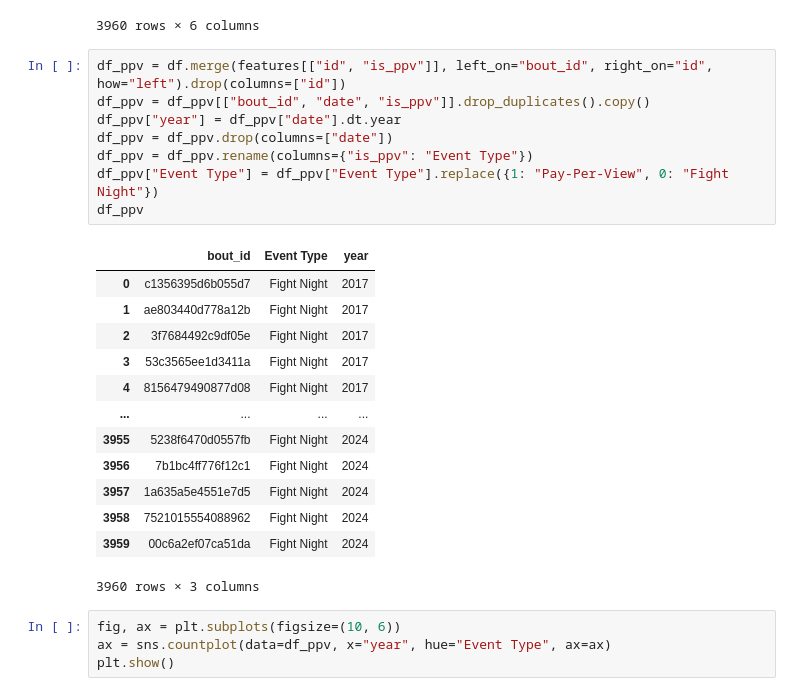
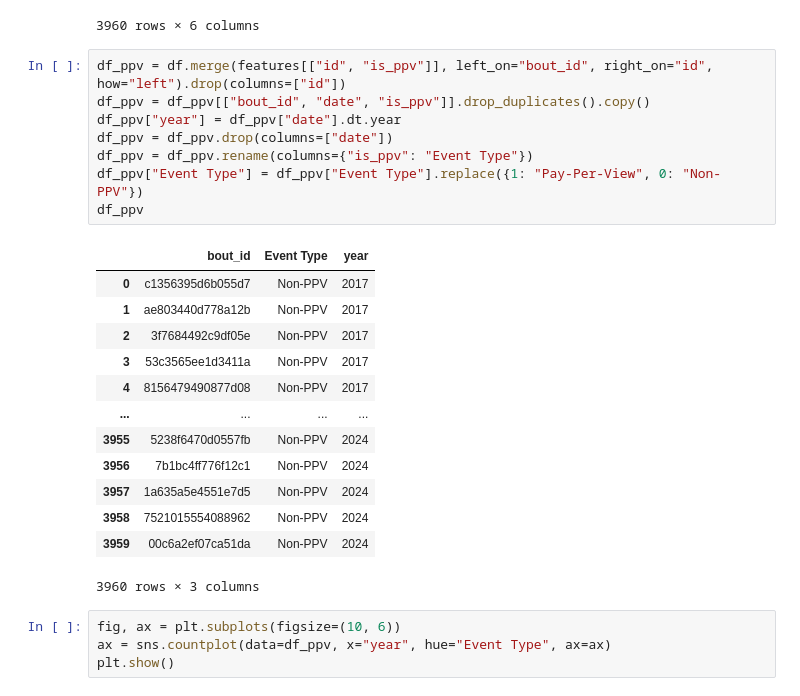
Before and after one commit to ehan03/yale-senior-thesis, a Jupyter notebook: notebooks/backtest_stuff/case_study.ipynb, the cells around one changed output. Drawn from its saved outputs; the diff is of its cells as text.

```diff
--- a/notebooks/backtest_stuff/case_study.ipynb
+++ b/notebooks/backtest_stuff/case_study.ipynb
@@ -211,24 +211,24 @@ df
 # %%
 df_ppv = df.merge(features[["id", "is_ppv"]], left_on="bout_id", right_on="id", how="left").drop(columns=["id"])
 df_ppv = df_ppv[["bout_id", "date", "is_ppv"]].drop_duplicates().copy()
 df_ppv["year"] = df_ppv["date"].dt.year
 df_ppv = df_ppv.drop(columns=["date"])
 df_ppv = df_ppv.rename(columns={"is_ppv": "Event Type"})
-df_ppv["Event Type"] = df_ppv["Event Type"].replace({1: "Pay-Per-View", 0: "Fight Night"})
+df_ppv["Event Type"] = df_ppv["Event Type"].replace({1: "Pay-Per-View", 0: "Non-PPV"})
 df_ppv
 # %% [output]
 |  | bout_id | Event Type | year |
-| 0 | c1356395d6b055d7 | Fight Night | 2017 |
-| 1 | ae803440d778a12b | Fight Night | 2017 |
-| 2 | 3f7684492c9df05e | Fight Night | 2017 |
-| 3 | 53c3565ee1d3411a | Fight Night | 2017 |
-| 4 | 8156479490877d08 | Fight Night | 2017 |
+| 0 | c1356395d6b055d7 | Non-PPV | 2017 |
+| 1 | ae803440d778a12b | Non-PPV | 2017 |
+| 2 | 3f7684492c9df05e | Non-PPV | 2017 |
+| 3 | 53c3565ee1d3411a | Non-PPV | 2017 |
+| 4 | 8156479490877d08 | Non-PPV | 2017 |
 | ... | ... | ... | ... |
-| 3955 | 5238f6470d0557fb | Fight Night | 2024 |
-| 3956 | 7b1bc4ff776f12c1 | Fight Night | 2024 |
-| 3957 | 1a635a5e4551e7d5 | Fight Night | 2024 |
-| 3958 | 7521015554088962 | Fight Night | 2024 |
-| 3959 | 00c6a2ef07ca51da | Fight Night | 2024 |
+| 3955 | 5238f6470d0557fb | Non-PPV | 2024 |
+| 3956 | 7b1bc4ff776f12c1 | Non-PPV | 2024 |
+| 3957 | 1a635a5e4551e7d5 | Non-PPV | 2024 |
+| 3958 | 7521015554088962 | Non-PPV | 2024 |
+| 3959 | 00c6a2ef07ca51da | Non-PPV | 2024 |
 3960 rows × 3 columns
 # %%
 fig, ax = plt.subplots(figsize=(10, 6))
```
Also changed, not shown: 5 other files.
